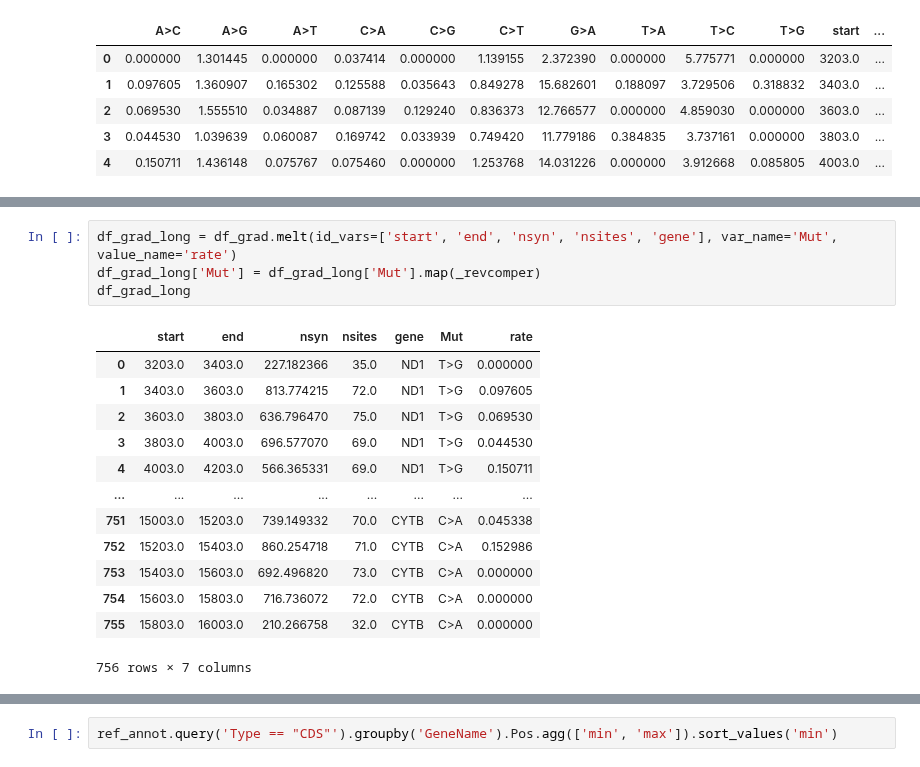
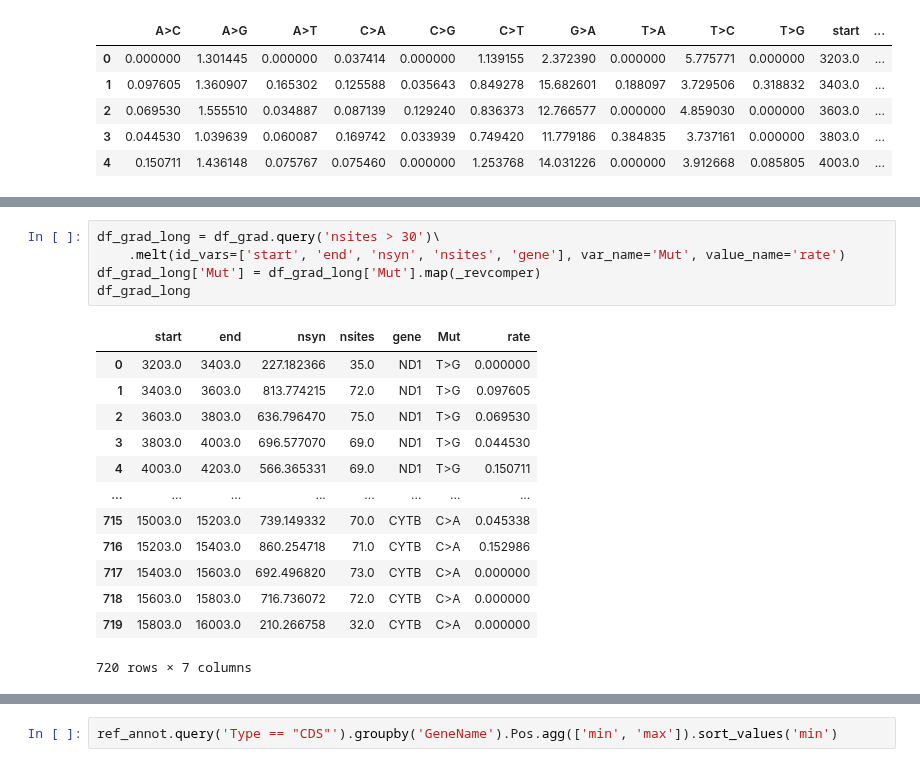
Before and after one commit to mitoclub/AminoAcidShift, a Jupyter notebook: human_germline.ipynb, the cells around one changed output, grey strips where cells are left out. Saved outputs shown, nothing was run; the diff lists cells and outputs as text.

```diff
--- a/human_germline.ipynb
+++ b/human_germline.ipynb
@@ -175,21 +180,22 @@ df_grad.head()
 # %%
-df_grad_long = df_grad.melt(id_vars=['start', 'end', 'nsyn', 'nsites', 'gene'], var_name='Mut', value_name='rate')
+df_grad_long = df_grad.query('nsites > 30')\
+    .melt(id_vars=['start', 'end', 'nsyn', 'nsites', 'gene'], var_name='Mut', value_name='rate')
 df_grad_long['Mut'] = df_grad_long['Mut'].map(_revcomper)
 df_grad_long
 # %% [output]
 |  | start | end | nsyn | nsites | gene | Mut | rate |
 | 0 | 3203.0 | 3403.0 | 227.182366 | 35.0 | ND1 | T>G | 0.000000 |
 | 1 | 3403.0 | 3603.0 | 813.774215 | 72.0 | ND1 | T>G | 0.097605 |
 | 2 | 3603.0 | 3803.0 | 636.796470 | 75.0 | ND1 | T>G | 0.069530 |
 | 3 | 3803.0 | 4003.0 | 696.577070 | 69.0 | ND1 | T>G | 0.044530 |
 | 4 | 4003.0 | 4203.0 | 566.365331 | 69.0 | ND1 | T>G | 0.150711 |
 | ... | ... | ... | ... | ... | ... | ... | ... |
-| 751 | 15003.0 | 15203.0 | 739.149332 | 70.0 | CYTB | C>A | 0.045338 |
-| 752 | 15203.0 | 15403.0 | 860.254718 | 71.0 | CYTB | C>A | 0.152986 |
-| 753 | 15403.0 | 15603.0 | 692.496820 | 73.0 | CYTB | C>A | 0.000000 |
-| 754 | 15603.0 | 15803.0 | 716.736072 | 72.0 | CYTB | C>A | 0.000000 |
-| 755 | 15803.0 | 16003.0 | 210.266758 | 32.0 | CYTB | C>A | 0.000000 |
+| 715 | 15003.0 | 15203.0 | 739.149332 | 70.0 | CYTB | C>A | 0.045338 |
+| 716 | 15203.0 | 15403.0 | 860.254718 | 71.0 | CYTB | C>A | 0.152986 |
+| 717 | 15403.0 | 15603.0 | 692.496820 | 73.0 | CYTB | C>A | 0.000000 |
+| 718 | 15603.0 | 15803.0 | 716.736072 | 72.0 | CYTB | C>A | 0.000000 |
+| 719 | 15803.0 | 16003.0 | 210.266758 | 32.0 | CYTB | C>A | 0.000000 |
-756 rows × 7 columns
+720 rows × 7 columns
 # %%
 plt.figure(figsize=(8, 5))
 sns.lineplot(
```
Also changed, not shown: parts of 2 cells of this notebook.
